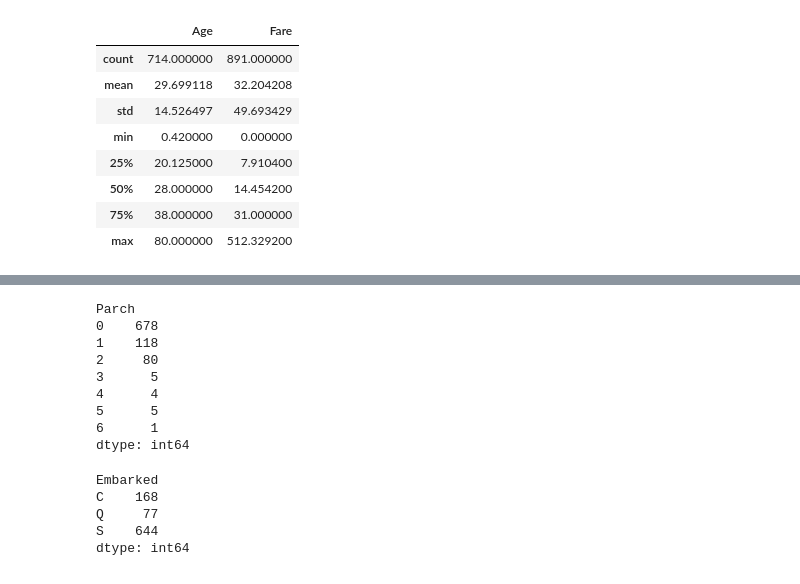
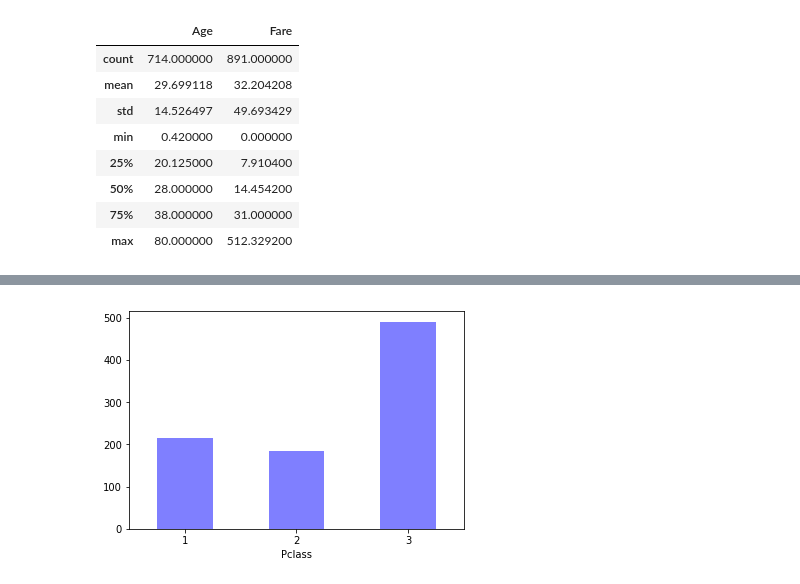
Before and after one commit to lyuxinxx/Titanic, a Jupyter notebook: Titanic.ipynb, the cells around one changed output, grey strips where cells are left out. Drawn from its saved outputs; the diff is of its cells as text; code cells hidden in the pictures.

```diff
--- a/Titanic.ipynb
+++ b/Titanic.ipynb
@@ -93,20 +64,5 @@ dtype: int64
-# %%
-discreteData.groupby('Parch').size()
-# %% [output]
-Parch
-0    678
-1    118
-2     80
-3      5
-4      4
-5      5
-6      1
-dtype: int64
-# %%
-discreteData.groupby('Embarked').size()
-# %% [output]
-Embarked
-C    168
-Q     77
-S    644
-dtype: int64
+# %%
+discreteData.groupby('Pclass').size().plot.bar(color='b', alpha=0.5,rot=0)
+plt.show()
+# %% [output]
+[figure, added]
```
Also changed, not shown: parts of 8 cells of this notebook.
